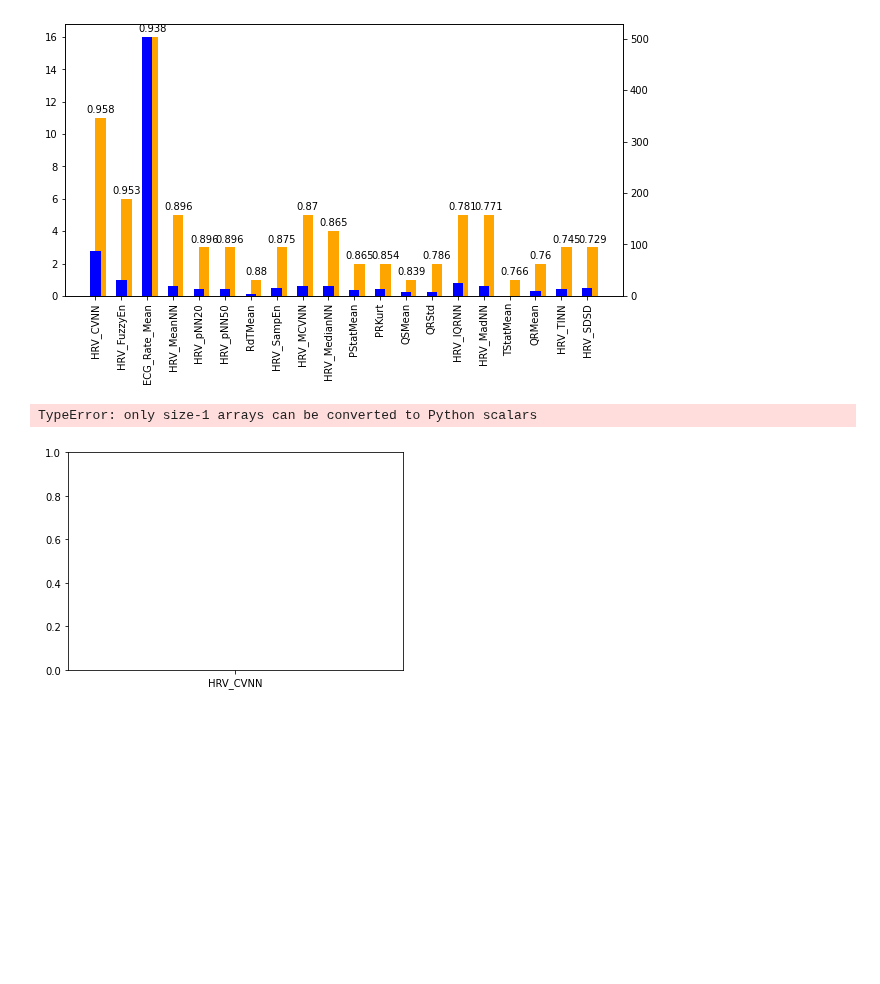
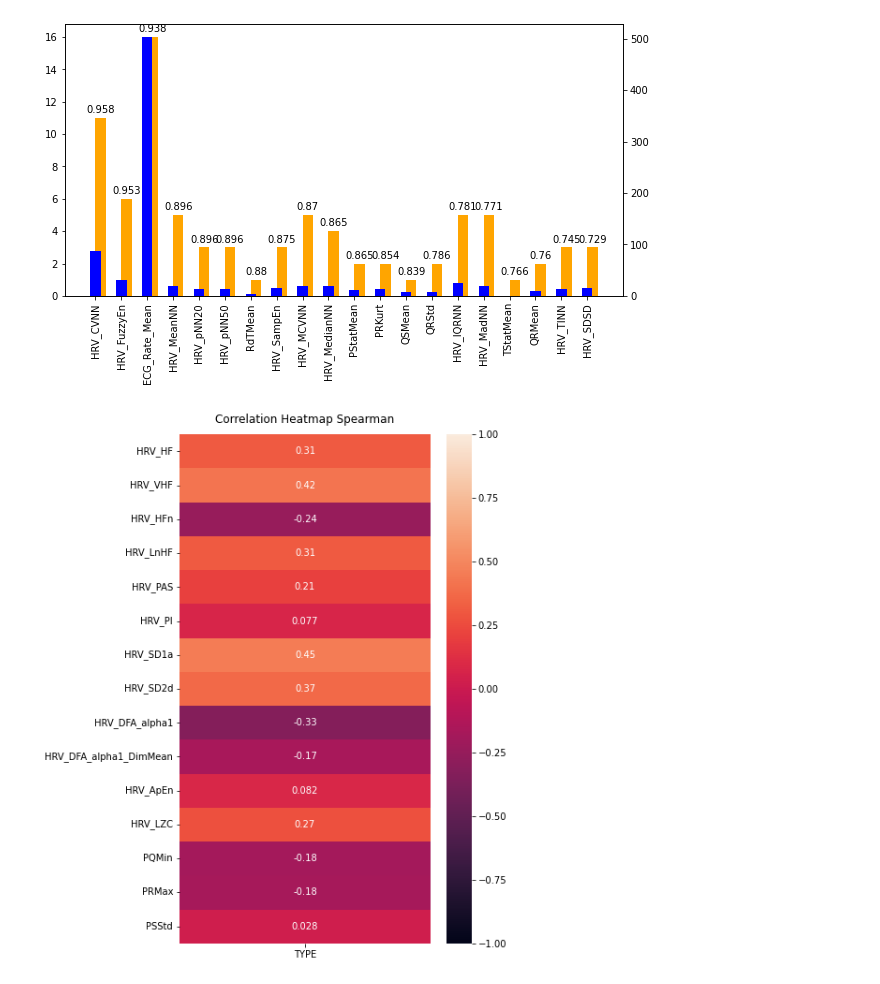
Before and after one commit to loewe2/die-sonderposten, a Jupyter notebook: xgbfeatures.ipynb, the cells around one changed output. Saved outputs shown, nothing was run; the diff lists cells and outputs as text; code cells hidden in the pictures; blank space fills up the shorter version.

Commit message:
feature correlation

```diff
--- a/xgbfeatures.ipynb
+++ b/xgbfeatures.ipynb
@@ -92,18 +94,22 @@ data.nlargest(20, columns=["weight","gain"]).plot(kind='barh', figsize = (20,10)
 # %% [markdown]
 Custom ranking: features sorted by rank in gain and weight summed
 # %%
-wranks = sorted(zip(values_w,keys_w), key = lambda x: x[0])
-values_w, keys_w = zip(*wranks)
-granks = sorted(zip(values_g,keys_g), key = lambda x: x[0])
-values_g, keys_g = zip(*granks)
+wranks = sorted(zip(values_W,keys_W), key = lambda x: x[0])
+values_W, keys_W = zip(*wranks)
+granks = sorted(zip(values_G,keys_G), key = lambda x: x[0])
+values_G, keys_G = zip(*granks)
 #print(keys_w)
-
-indicesw = list(range(len(keys_w)))
-indicesg = list(range(len(keys_g)))
-#print(indicesw)
-
-wranks = zip(keys_w, indicesw)
-granks = zip(keys_g, indicesg)
+print(values_W[0], values_W[1], values_W[-1])
+print(values_G[0], values_G[1], values_G[-1])
+indicesw = list(range(len(keys_W)))
+indicesg = list(range(len(keys_W)))
+print(indicesw)
+print(keys_W[-1])
+print(keys_G[-1])
+wranks = zip(keys_W, indicesw)
+granks = zip(keys_G, indicesg)
+values_w = values_W
+values_g= values_G
 
 wranks = sorted(wranks, key = lambda x: x[0])
 granks = sorted(granks, key = lambda x: x[0])
@@ -113,6 +119,7 @@ granks.reverse()
 
 keys_w, indicesw = zip(*wranks)
 keys_g, indicesg = zip(*granks)
+
 
 rank = [x + y for x, y in zip(indicesw, indicesg)]
 
@@ -138,10 +151,19 @@ ax.bar_label(p1, labels=np.round(rank[0:lim],3), padding=3)
 plt.show()
 # %% [output]
 [figure]
-# %%
-plt.bar(keys_w[0:20], (values_w[0:20], values_g[0:20]))
-plt.xticks(rotation='vertical')
-plt.show()
-# %% [output]
-TypeError: only size-1 arrays can be converted to Python scalars
-[figure, removed]
+# %%
+with open('Neurokit_Dataset.pkl', 'rb') as mit:
+    dat = pickle.load(mit)
+
+featkeys= list(keys_W)[0:15]
+featkeys.append('TYPE')
+dat['TYPE'].replace('A', 1, inplace=True)
+dat['TYPE'].replace('N', 0, inplace=True)
+print
+dat2 = dat[featkeys]
+# %%
+plt.figure(figsize=(6, 10))
+heatmap = sns.heatmap(dat2.corr(method='spearman')['TYPE'].to_frame().drop('TYPE'), vmin=-1, vmax=1, annot=True)
+heatmap.set_title('Correlation Heatmap Spearman', fontdict={'fontsize':12}, pad=12);
+# %% [output]
+[figure, added]
```
Also changed, not shown: parts of 5 cells of this notebook.
